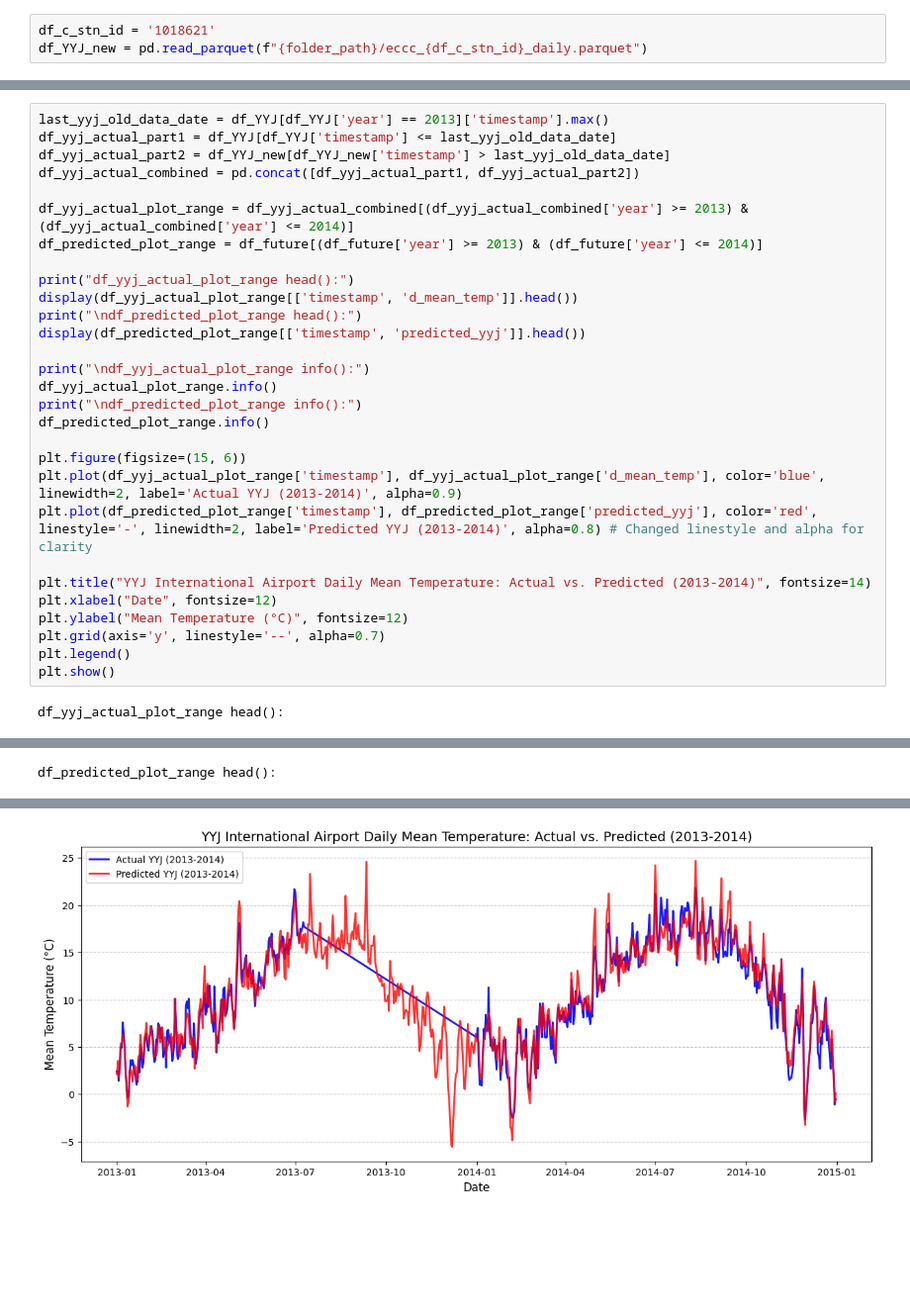
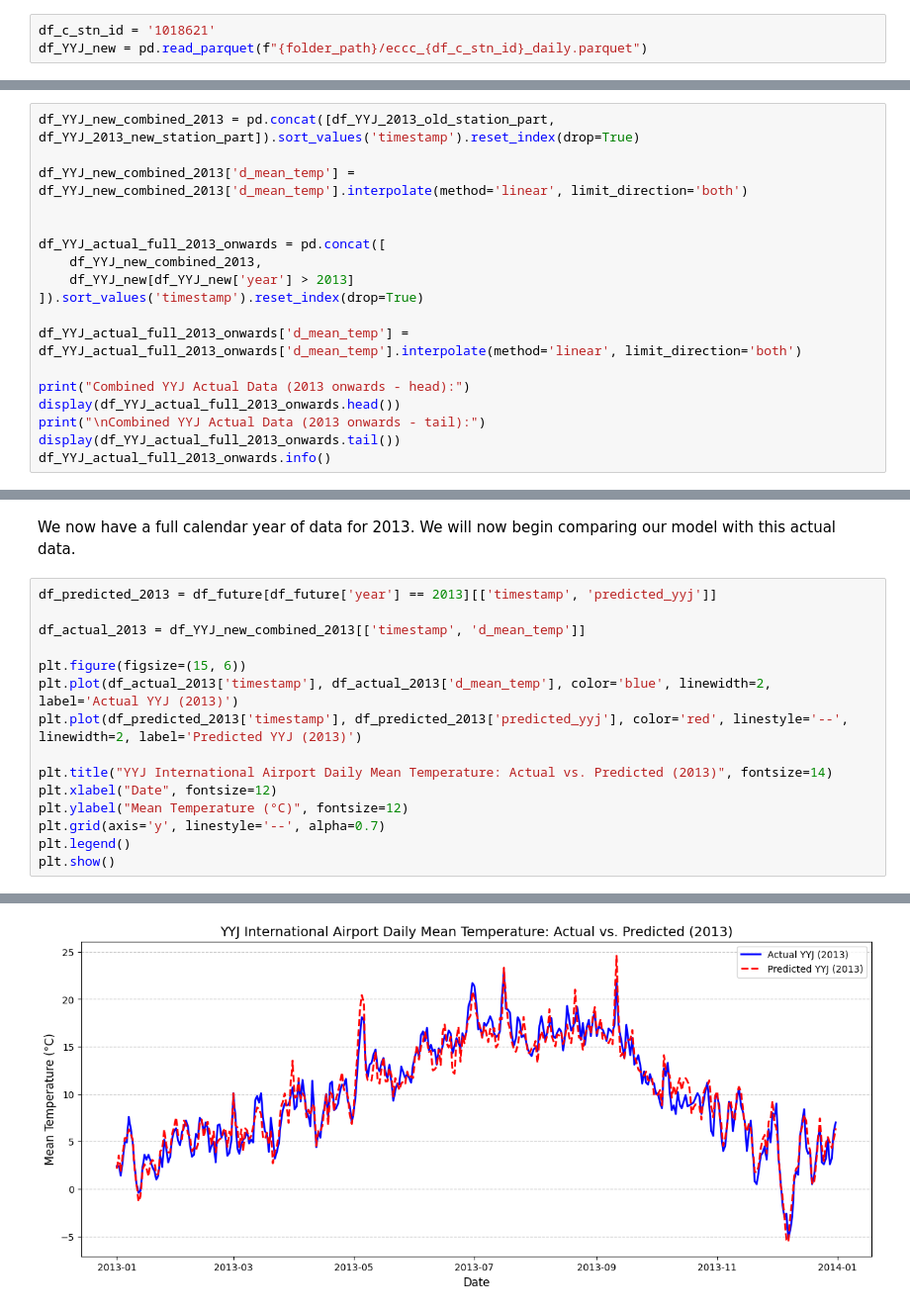
Before and after one commit to MantaHonk/EOS_Weather_Data_Analysis, a Jupyter notebook: Term_Project.ipynb, the cells around one changed output, grey strips where cells are left out. Shown at 99% size. Cells and saved outputs as stored; diff of their text form; blank space fills up the shorter version.

Commit message:
Introduced comparison and linear regression results

```diff
--- a/Term_Project.ipynb
+++ b/Term_Project.ipynb
@@ -488,0 +493,18 @@ px.bar(temp_df_yyj_new[temp_df_yyj_new['year'] == 2013], x="timestamp", y="d_mea
+# %%
+df_YYJ_new_combined_2013 = pd.concat([df_YYJ_2013_old_station_part, df_YYJ_2013_new_station_part]).sort_values('timestamp').reset_index(drop=True)
+
+df_YYJ_new_combined_2013['d_mean_temp'] = df_YYJ_new_combined_2013['d_mean_temp'].interpolate(method='linear', limit_direction='both')
+
+
+df_YYJ_actual_full_2013_onwards = pd.concat([
+    df_YYJ_new_combined_2013,
+    df_YYJ_new[df_YYJ_new['year'] > 2013]
+]).sort_values('timestamp').reset_index(drop=True)
+
+df_YYJ_actual_full_2013_onwards['d_mean_temp'] = df_YYJ_actual_full_2013_onwards['d_mean_temp'].interpolate(method='linear', limit_direction='both')
+
+print("Combined YYJ Actual Data (2013 onwards - head):")
+display(df_YYJ_actual_full_2013_onwards.head())
+print("\nCombined YYJ Actual Data (2013 onwards - tail):")
+display(df_YYJ_actual_full_2013_onwards.tail())
+df_YYJ_actual_full_2013_onwards.info()
@@ -489,31 +556,18 @@ px.bar(temp_df_yyj_new[temp_df_yyj_new['year'] == 2013], x="timestamp", y="d_mea
+# %% [markdown]
+We now have a full calendar year of data for 2013. We will now begin comparing our model with this actual data.
 # %%
-last_yyj_old_data_date = df_YYJ[df_YYJ['year'] == 2013]['timestamp'].max()
-df_yyj_actual_part1 = df_YYJ[df_YYJ['timestamp'] <= last_yyj_old_data_date]
-df_yyj_actual_part2 = df_YYJ_new[df_YYJ_new['timestamp'] > last_yyj_old_data_date]
-df_yyj_actual_combined = pd.concat([df_yyj_actual_part1, df_yyj_actual_part2])
+df_predicted_2013 = df_future[df_future['year'] == 2013][['timestamp', 'predicted_yyj']]
 
-df_yyj_actual_plot_range = df_yyj_actual_combined[(df_yyj_actual_combined['year'] >= 2013) & (df_yyj_actual_combined['year'] <= 2014)]
-df_predicted_plot_range = df_future[(df_future['year'] >= 2013) & (df_future['year'] <= 2014)]
-
-print("df_yyj_actual_plot_range head():")
-display(df_yyj_actual_plot_range[['timestamp', 'd_mean_temp']].head())
-print("\ndf_predicted_plot_range head():")
-display(df_predicted_plot_range[['timestamp', 'predicted_yyj']].head())
-
-print("\ndf_yyj_actual_plot_range info():")
-df_yyj_actual_plot_range.info()
-print("\ndf_predicted_plot_range info():")
-df_predicted_plot_range.info()
+df_actual_2013 = df_YYJ_new_combined_2013[['timestamp', 'd_mean_temp']]
 
 plt.figure(figsize=(15, 6))
-plt.plot(df_yyj_actual_plot_range['timestamp'], df_yyj_actual_plot_range['d_mean_temp'], color='blue', linewidth=2, label='Actual YYJ (2013-2014)', alpha=0.9)
-plt.plot(df_predicted_plot_range['timestamp'], df_predicted_plot_range['predicted_yyj'], color='red', linestyle='-', linewidth=2, label='Predicted YYJ (2013-2014)', alpha=0.8) # Changed linestyle and alpha for clarity
+plt.plot(df_actual_2013['timestamp'], df_actual_2013['d_mean_temp'], color='blue', linewidth=2, label='Actual YYJ (2013)')
+plt.plot(df_predicted_2013['timestamp'], df_predicted_2013['predicted_yyj'], color='red', linestyle='--', linewidth=2, label='Predicted YYJ (2013)')
 
-plt.title("YYJ International Airport Daily Mean Temperature: Actual vs. Predicted (2013-2014)", fontsize=14)
+plt.title("YYJ International Airport Daily Mean Temperature: Actual vs. Predicted (2013)", fontsize=14)
 plt.xlabel("Date", fontsize=12)
 plt.ylabel("Mean Temperature (°C)", fontsize=12)
 plt.grid(axis='y', linestyle='--', alpha=0.7)
 plt.legend()
 plt.show()
 # %% [output]
-df_yyj_actual_plot_range head():
@@ -526 +573,0 @@ df_yyj_actual_plot_range head():
-df_predicted_plot_range head():
@@ -550 +574 @@ memory usage: 85.5+ KB
-[figure, old version]
+[figure, new version]
```
Also changed, not shown: parts of 17 cells of this notebook.
